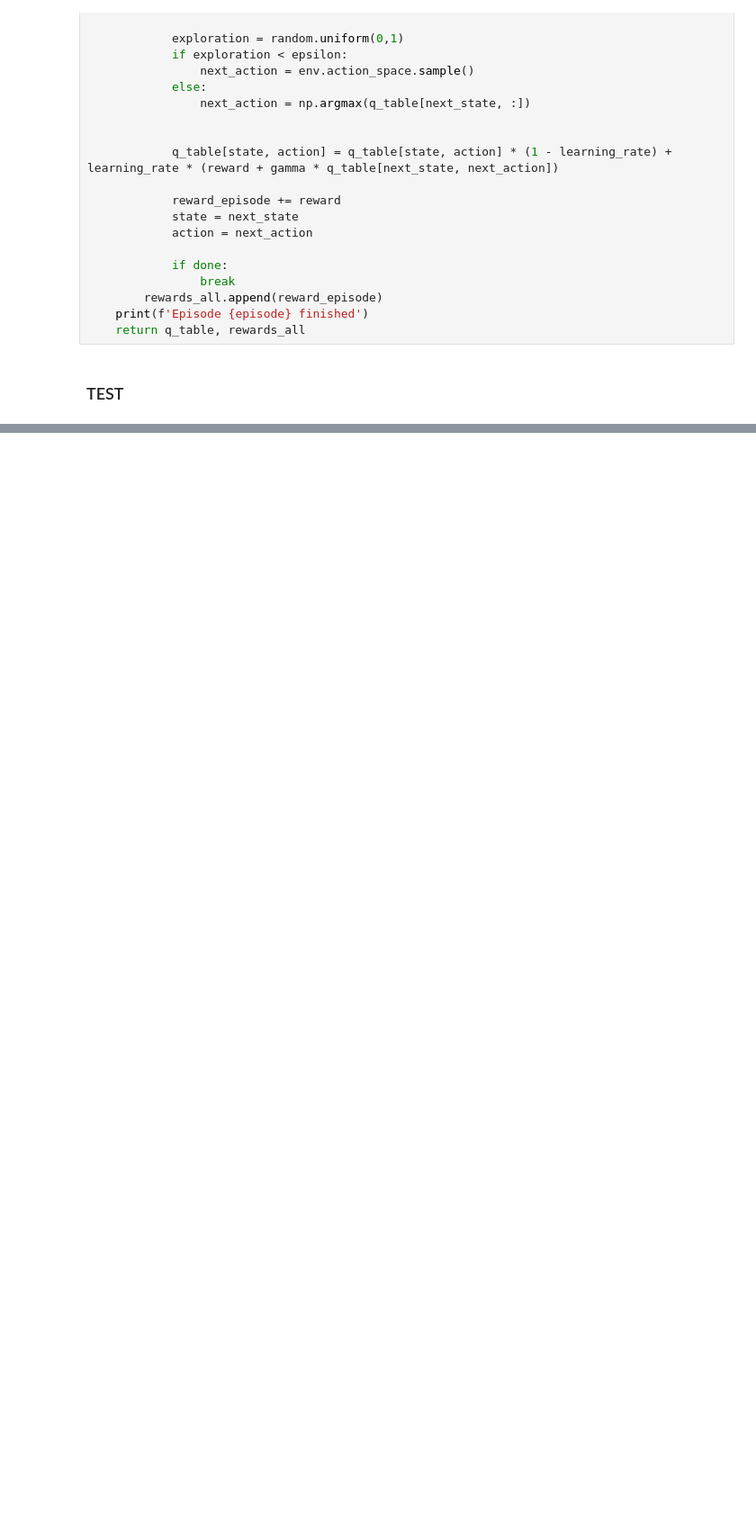
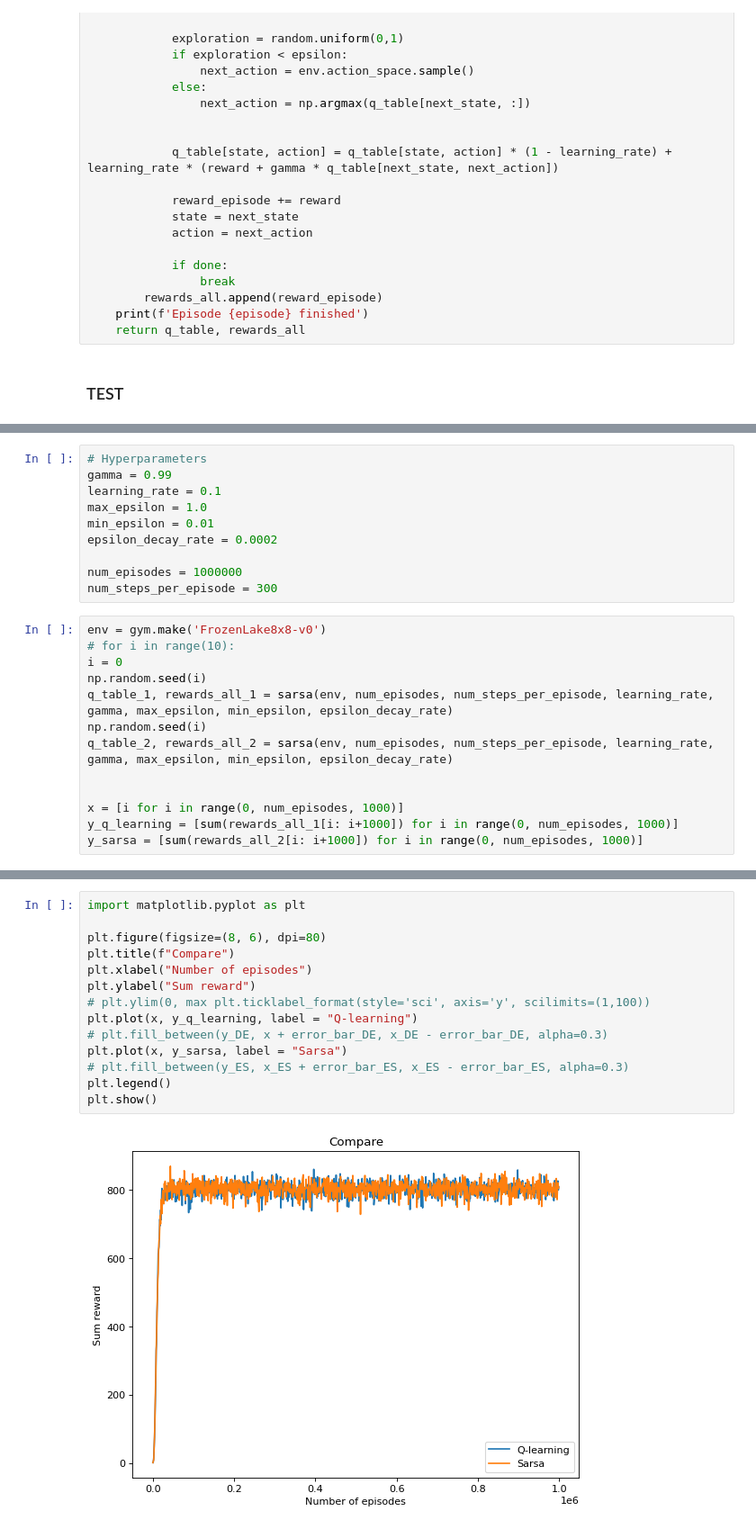
Before and after one commit to hohaithuy/AI-Pacman-CS106, a Jupyter notebook: CS106_Q_Learning.ipynb, the cells around one changed output, grey strips where cells are left out. Shown at 90% size. Drawn from its saved outputs; the diff is of its cells as text; blank space fills up the shorter version.

```diff
--- a/CS106_Q_Learning.ipynb
+++ b/CS106_Q_Learning.ipynb
@@ -301,0 +298,23 @@ Average number of steps: 37.48133333333333
+# %%
+# Hyperparameters
+gamma = 0.99
+learning_rate = 0.1
+max_epsilon = 1.0
+min_epsilon = 0.01
+epsilon_decay_rate = 0.0002
+
+num_episodes = 1000000
+num_steps_per_episode = 300
+# %%
+env = gym.make('FrozenLake8x8-v0')
+# for i in range(10):
+i = 0
+np.random.seed(i)
+q_table_1, rewards_all_1 = sarsa(env, num_episodes, num_steps_per_episode, learning_rate, gamma, max_epsilon, min_epsilon, epsilon_decay_rate)
+np.random.seed(i)
+q_table_2, rewards_all_2 = sarsa(env, num_episodes, num_steps_per_episode, learning_rate, gamma, max_epsilon, min_epsilon, epsilon_decay_rate)
+
+
+x = [i for i in range(0, num_episodes, 1000)]
+y_q_learning = [sum(rewards_all_1[i: i+1000]) for i in range(0, num_episodes, 1000)]
+y_sarsa = [sum(rewards_all_2[i: i+1000]) for i in range(0, num_episodes, 1000)]
@@ -301,0 +364,16 @@ Average number of steps: 37.48133333333333
+# %%
+import matplotlib.pyplot as plt
+
+plt.figure(figsize=(8, 6), dpi=80)
+plt.title(f"Compare")
+plt.xlabel("Number of episodes")
+plt.ylabel("Sum reward")
+# plt.ylim(0, max plt.ticklabel_format(style='sci', axis='y', scilimits=(1,100))
+plt.plot(x, y_q_learning, label = "Q-learning")
+# plt.fill_between(y_DE, x + error_bar_DE, x_DE - error_bar_DE, alpha=0.3)
+plt.plot(x, y_sarsa, label = "Sarsa")
+# plt.fill_between(y_ES, x_ES + error_bar_ES, x_ES - error_bar_ES, alpha=0.3)
+plt.legend()
+plt.show()
+# %% [output]
+[figure, added]
```
Also changed, not shown: parts of 32 cells of this notebook.
